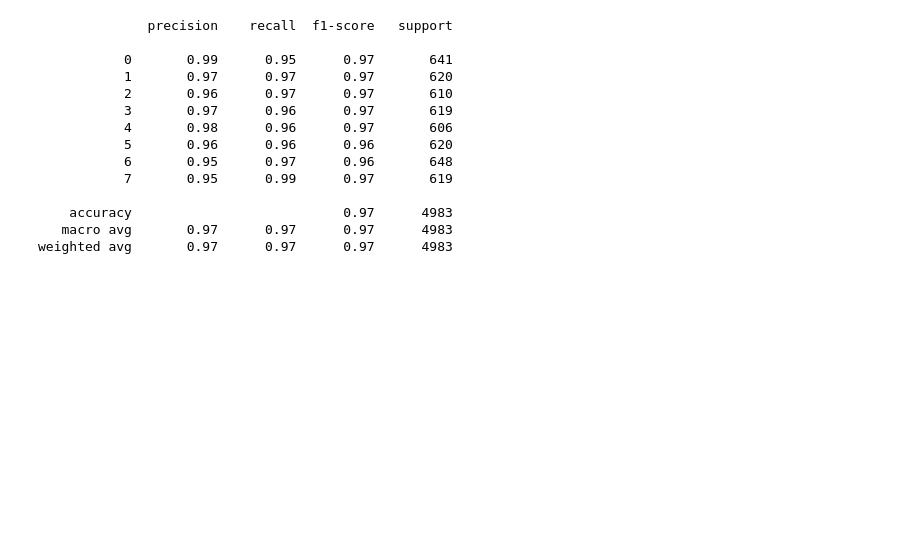
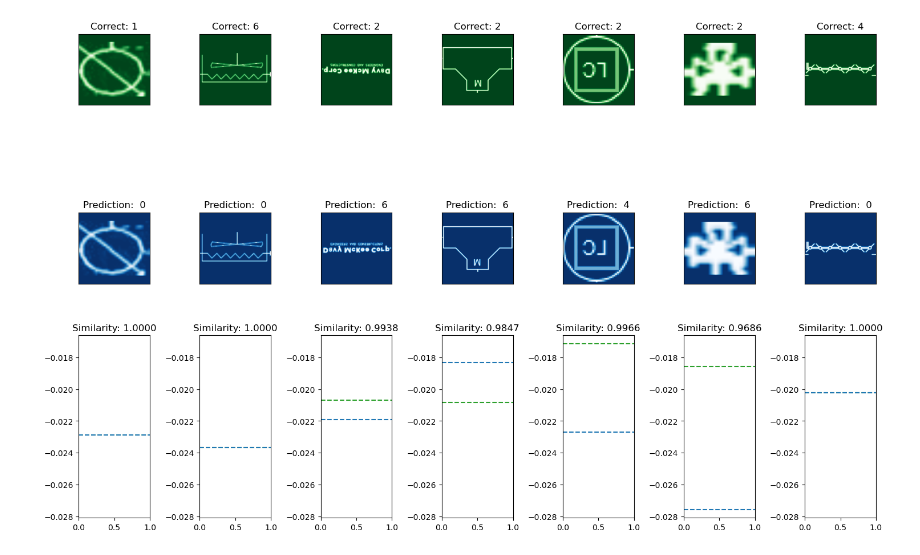
Before and after one commit to LinusHats/InstanceRotation, a Jupyter notebook: evaluation.ipynb, the cells around one changed output. Saved outputs shown, nothing was run; the diff lists cells and outputs as text; code cells hidden in the pictures; blank space fills up the shorter version.

```diff
--- a/evaluation.ipynb
+++ b/evaluation.ipynb
@@ -73,19 +81,2 @@ plt.yscale("log")
 # %%
-y_pred = [i.index(max(i)) for i in y_pred]
+y_pred = [i.index(max(i)) for i in y_predctions]
-# %%
-print(classification_report(y_true, y_pred))
-# %% [output]
-              precision    recall  f1-score   support
-
-           0       0.99      0.95      0.97       641
-           1       0.97      0.97      0.97       620
-           2       0.96      0.97      0.97       610
-           3       0.97      0.96      0.97       619
-           4       0.98      0.96      0.97       606
-           5       0.96      0.96      0.96       620
-           6       0.95      0.97      0.96       648
-           7       0.95      0.99      0.97       619
-
-    accuracy                           0.97      4983
-   macro avg       0.97      0.97      0.97      4983
-weighted avg       0.97      0.97      0.97      4983
@@ -91,0 +133,22 @@ weighted avg       0.97      0.97      0.97      4983
+# %%
+fig, ax = plt.subplots(nrows=3,ncols=7, figsize=(15, 10))
+for i in range(7):
+    similarity, embeddings, reoriented_image = get_ambiguity_score(test_data[ambiguous[i]], return_stats=True)
+    ax[0][i].imshow(test_data[ambiguous[i]][0].numpy()[0,:,:], cmap="Greens")
+    ax[1][i].imshow(reoriented_image[0].numpy()[0,:,:], cmap="Blues")
+    embedding0_mean = np.mean(embeddings[0][0])
+    embedding1_mean = np.mean(embeddings[1][0])
+    ax[2][i].axhline(y=embedding0_mean, color="tab:green", linestyle="--")
+    ax[2][i].axhline(y=embedding1_mean, color="tab:blue", linestyle="--")
+    # ax[2][i].plot(embeddings[0][0], label="original", color="tab:green")
+    # ax[2][i].plot(embeddings[1][0], label="reoriented", color="tab:blue")
+    ax[0][i].set(yticks=[], xticks=[])
+    ax[1][i].set(yticks=[], xticks=[])
+    ax[0][i].set(title=f"Correct: {y_true[ambiguous[i]]}")
+    ax[1][i].set(title=f"Prediction:  {y_pred[ambiguous[i]]}")
+    ax[2][i].set(title=f"Similarity: {similarity:.4f}")
+for i in ax[2][1:]:
+    i.sharey(ax[2][0])
+fig.tight_layout()
+# %% [output]
+[figure, added]
```
Also changed, not shown: parts of 20 cells of this notebook, 11 other files.
